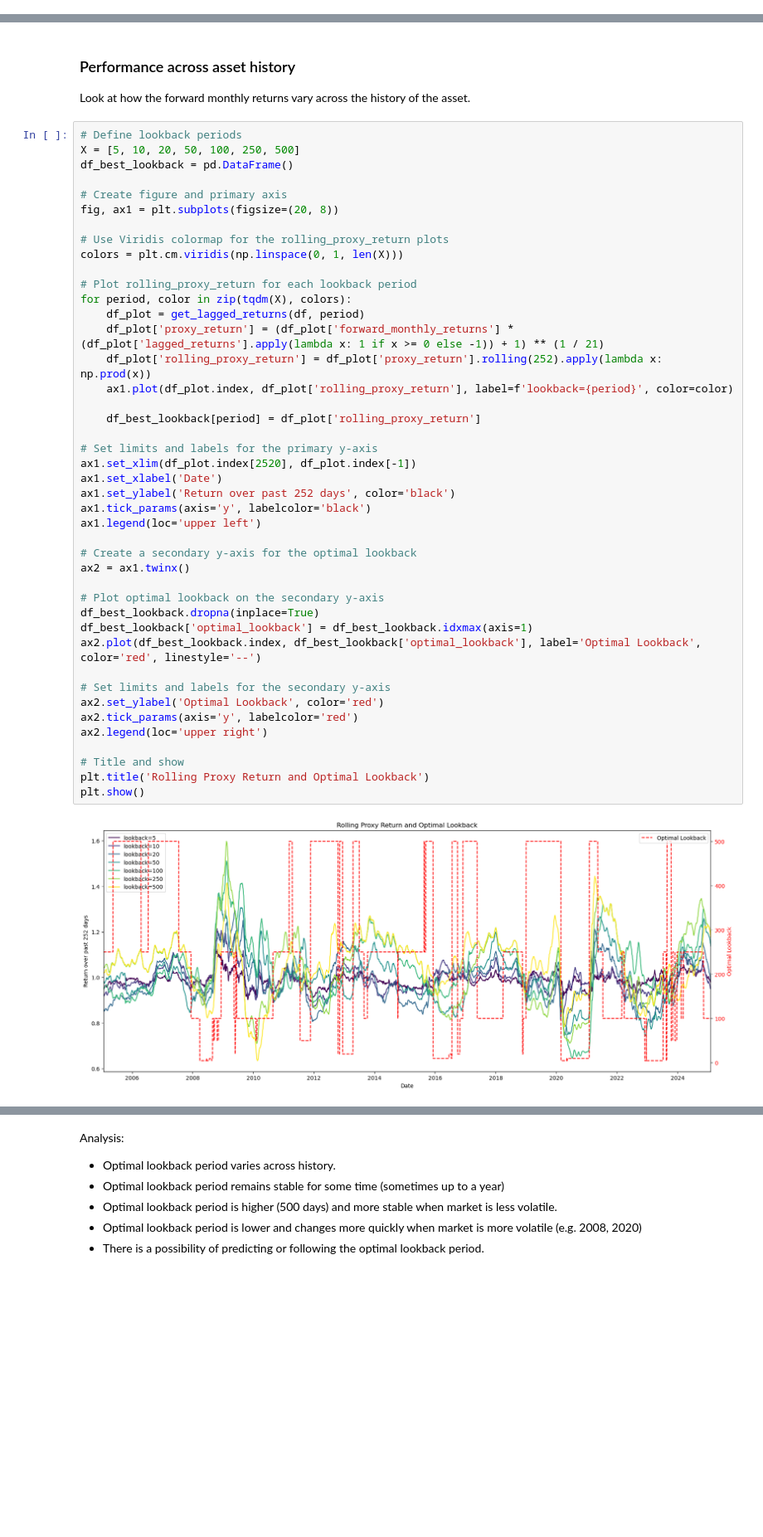
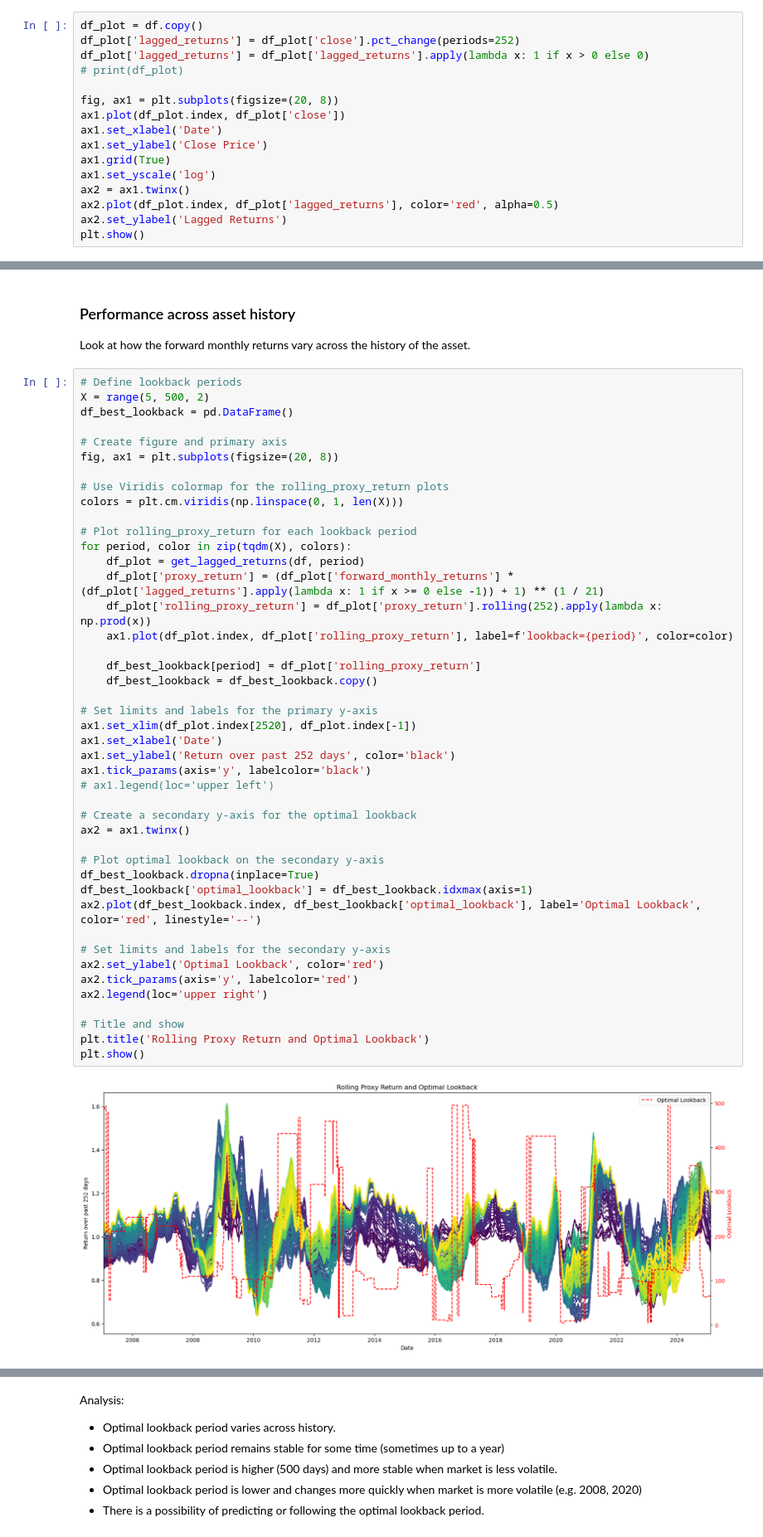
Before and after one commit to ag3nt3154/AlgoTester, a Jupyter notebook: study_single_asset_trend.ipynb, the cells around one changed output, grey strips where cells are left out. Shown at 83% size. Saved outputs shown, nothing was run; the diff lists cells and outputs as text; blank space fills up the shorter version.

```diff
--- a/study_single_asset_trend.ipynb
+++ b/study_single_asset_trend.ipynb
@@ -242,0 +396,16 @@ Analysis:
+# %%
+df_plot = df.copy()
+df_plot['lagged_returns'] = df_plot['close'].pct_change(periods=252)
+df_plot['lagged_returns'] = df_plot['lagged_returns'].apply(lambda x: 1 if x > 0 else 0)
+# print(df_plot)
+
+fig, ax1 = plt.subplots(figsize=(20, 8))
+ax1.plot(df_plot.index, df_plot['close'])
+ax1.set_xlabel('Date')
+ax1.set_ylabel('Close Price')
+ax1.grid(True)
+ax1.set_yscale('log')
+ax2 = ax1.twinx()
+ax2.plot(df_plot.index, df_plot['lagged_returns'], color='red', alpha=0.5)
+ax2.set_ylabel('Lagged Returns')
+plt.show()
@@ -246,7 +417,7 @@ Analysis:
 Look at how the forward monthly returns vary across the history of the asset.
 # %%
 # Define lookback periods
-X = [5, 10, 20, 50, 100, 250, 500]
+X = range(5, 500, 2)
 df_best_lookback = pd.DataFrame()
 
 # Create figure and primary axis
@@ -260,35 +431,36 @@ for period, color in zip(tqdm(X), colors):
     df_plot = get_lagged_returns(df, period)
     df_plot['proxy_return'] = (df_plot['forward_monthly_returns'] * (df_plot['lagged_returns'].apply(lambda x: 1 if x >= 0 else -1)) + 1) ** (1 / 21)
     df_plot['rolling_proxy_return'] = df_plot['proxy_return'].rolling(252).apply(lambda x: np.prod(x))
     ax1.plot(df_plot.index, df_plot['rolling_proxy_return'], label=f'lookback={period}', color=color)
 
     df_best_lookback[period] = df_plot['rolling_proxy_return']
+    df_best_lookback = df_best_lookback.copy()
 
 # Set limits and labels for the primary y-axis
 ax1.set_xlim(df_plot.index[2520], df_plot.index[-1])
 ax1.set_xlabel('Date')
 ax1.set_ylabel('Return over past 252 days', color='black')
 ax1.tick_params(axis='y', labelcolor='black')
-ax1.legend(loc='upper left')
+# ax1.legend(loc='upper left')
 
 # Create a secondary y-axis for the optimal lookback
 ax2 = ax1.twinx()
 
 # Plot optimal lookback on the secondary y-axis
 df_best_lookback.dropna(inplace=True)
 df_best_lookback['optimal_lookback'] = df_best_lookback.idxmax(axis=1)
 ax2.plot(df_best_lookback.index, df_best_lookback['optimal_lookback'], label='Optimal Lookback', color='red', linestyle='--')
 
 # Set limits and labels for the secondary y-axis
 ax2.set_ylabel('Optimal Lookback', color='red')
 ax2.tick_params(axis='y', labelcolor='red')
 ax2.legend(loc='upper right')
 
 # Title and show
 plt.title('Rolling Proxy Return and Optimal Lookback')
 plt.show()
 # %% [output]
-[figure, old version]
+[figure, new version]
 # %%
 # Create figure and primary axis
 fig, ax1 = plt.subplots(figsize=(20, 8))
```
Also changed, not shown: parts of 17 cells of this notebook, 15 other files.
